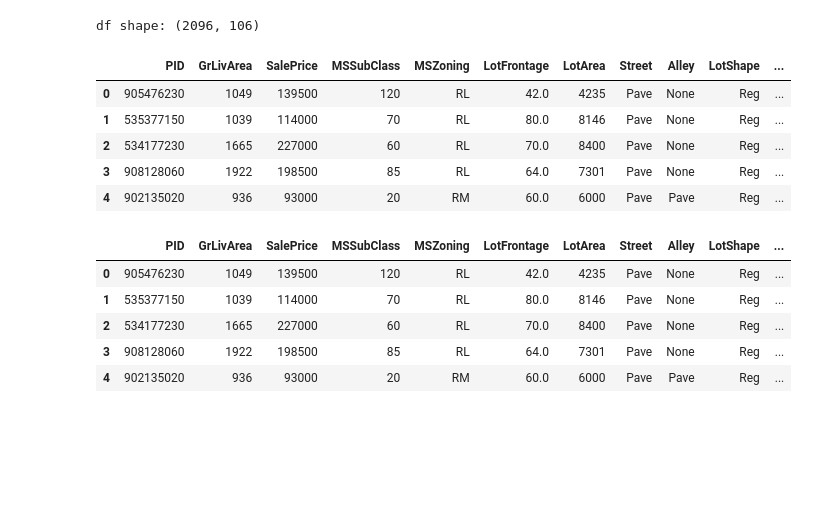
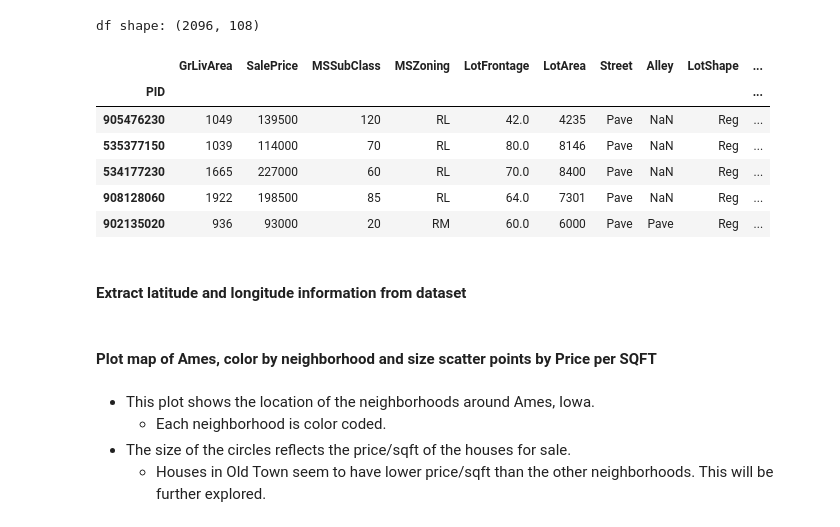
Before and after one commit to franciscapalacios/housing_project, a Jupyter notebook: geo_data.ipynb, the cells around one changed output. Drawn from its saved outputs; the diff is of its cells as text; code cells hidden in the pictures; blank space fills up the shorter version.

```diff
--- a/geo_data.ipynb
+++ b/geo_data.ipynb
@@ -43,12 +41,15 @@ Name: LotFrontage, dtype: float64
 [figure]
 # %%
+df = pd.read_csv('data/locations_file.csv', index_col=0)#.iloc[:,1:]
+
 print('df shape:', df.shape, '\n')
 df.head()
 # %% [output]
-df shape: (2096, 106)
+df shape: (2096, 108)
-|  | PID | GrLivArea | SalePrice | MSSubClass | MSZoning | LotFrontage | LotArea | Street | Alley | LotShape | ... |
-| 0 | 905476230 | 1049 | 139500 | 120 | RL | 42.0 | 4235 | Pave | None | Reg | ... |
-| 1 | 535377150 | 1039 | 114000 | 70 | RL | 80.0 | 8146 | Pave | None | Reg | ... |
-| 2 | 534177230 | 1665 | 227000 | 60 | RL | 70.0 | 8400 | Pave | None | Reg | ... |
-| 3 | 908128060 | 1922 | 198500 | 85 | RL | 64.0 | 7301 | Pave | None | Reg | ... |
-| 4 | 902135020 | 936 | 93000 | 20 | RM | 60.0 | 6000 | Pave | Pave | Reg | ... |
+|  | GrLivArea | SalePrice | MSSubClass | MSZoning | LotFrontage | LotArea | Street | Alley | LotShape | ... |
+| PID |  |  |  |  |  |  |  |  |  | ... |
+| 905476230 | 1049 | 139500 | 120 | RL | 42.0 | 4235 | Pave | NaN | Reg | ... |
+| 535377150 | 1039 | 114000 | 70 | RL | 80.0 | 8146 | Pave | NaN | Reg | ... |
+| 534177230 | 1665 | 227000 | 60 | RL | 70.0 | 8400 | Pave | NaN | Reg | ... |
+| 908128060 | 1922 | 198500 | 85 | RL | 64.0 | 7301 | Pave | NaN | Reg | ... |
+| 902135020 | 936 | 93000 | 20 | RM | 60.0 | 6000 | Pave | Pave | Reg | ... |
@@ -73,34 +56,30 @@ from geopy.extra.rate_limiter import RateLimiter
+# %% [markdown]
+#### Extract latitude and longitude information from dataset
 # %%
-import pandas as pd
-import geopy
-import time
-from geopy import Nominatim
-from geopy.extra.rate_limiter import RateLimiter
+#Uncomment to regenerate location file. Regeneration takes about 20 mins
+# import pandas as pd
+# import geopy
+# import time
+# from geopy import Nominatim
+# from geopy.extra.rate_limiter import RateLimiter
 
-# Function to generate full address
-def f_address(st):
-    full_address = str(st) + ", Iowa, United STATES"
-    return full_address
+# # Function to generate full address
+# def f_address(st):
+#     full_address = str(st) + ", Iowa, United STATES"
+#     return full_address
 
-locator = Nominatim(user_agent="myGeocoder")
+# locator = Nominatim(user_agent="myGeocoder")
 
-# Assuming 'df' is your DataFrame containing the data and 'Prop_Addr' is the address column
-df['full_address'] = df['Prop_Addr'].apply(f_address)
+# # Assuming 'df' is your DataFrame containing the data and 'Prop_Addr' is the address column
+# df['full_address'] = df['Prop_Addr'].apply(f_address)
 
-# Create a new DataFrame to store the latitude and longitude
-locations = df['full_address'].apply(lambda addr: locator.geocode(addr, timeout=10)).dropna()
+# # Create a new DataFrame to store the latitude and longitude
+# locations = df['full_address'].apply(lambda addr: locator.geocode(addr, timeout=10)).dropna()
 
-# Extract latitude and longitude into separate columns
-df['latitude'] = locations.apply(lambda location: location.latitude)
-df['longitude'] = locations.apply(lambda location: location.longitude)
+# # Extract latitude and longitude into separate columns
+# df['latitude'] = locations.apply(lambda location: location.latitude)
+# df['longitude'] = locations.apply(lambda location: location.longitude)
 
-# Display the updated DataFrame
-df.head()
+# # Display the updated DataFrame
+# df.head()
-# %% [output]
-|  | PID | GrLivArea | SalePrice | MSSubClass | MSZoning | LotFrontage | LotArea | Street | Alley | LotShape | ... |
-| 0 | 905476230 | 1049 | 139500 | 120 | RL | 42.0 | 4235 | Pave | None | Reg | ... |
-| 1 | 535377150 | 1039 | 114000 | 70 | RL | 80.0 | 8146 | Pave | None | Reg | ... |
-| 2 | 534177230 | 1665 | 227000 | 60 | RL | 70.0 | 8400 | Pave | None | Reg | ... |
-| 3 | 908128060 | 1922 | 198500 | 85 | RL | 64.0 | 7301 | Pave | None | Reg | ... |
-| 4 | 902135020 | 936 | 93000 | 20 | RM | 60.0 | 6000 | Pave | Pave | Reg | ... |
 # %%
@@ -109,0 +89,7 @@ df.to_csv('data/locations_file.csv', index=False)
+# %% [markdown]
+#### Plot map of Ames, color by neighborhood and size scatter points by Price per SQFT
+# %% [markdown]
+- This plot shows the location of the neighborhoods around Ames, Iowa.
+    - Each neighborhood is color coded.
+- The size of the circles reflects the price/sqft of the houses for sale.
+    - Houses in Old Town seem to have lower price/sqft than the other neighborhoods. This will be further explored.
```
Also changed, not shown: parts of 7 cells of this notebook, 1 other file.
